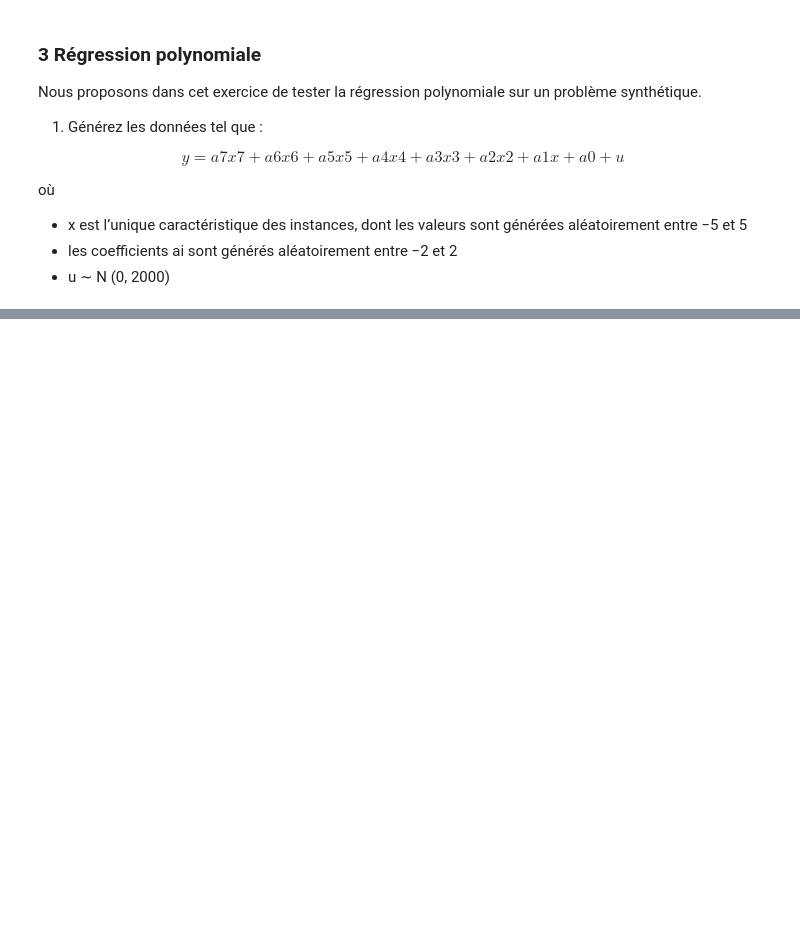
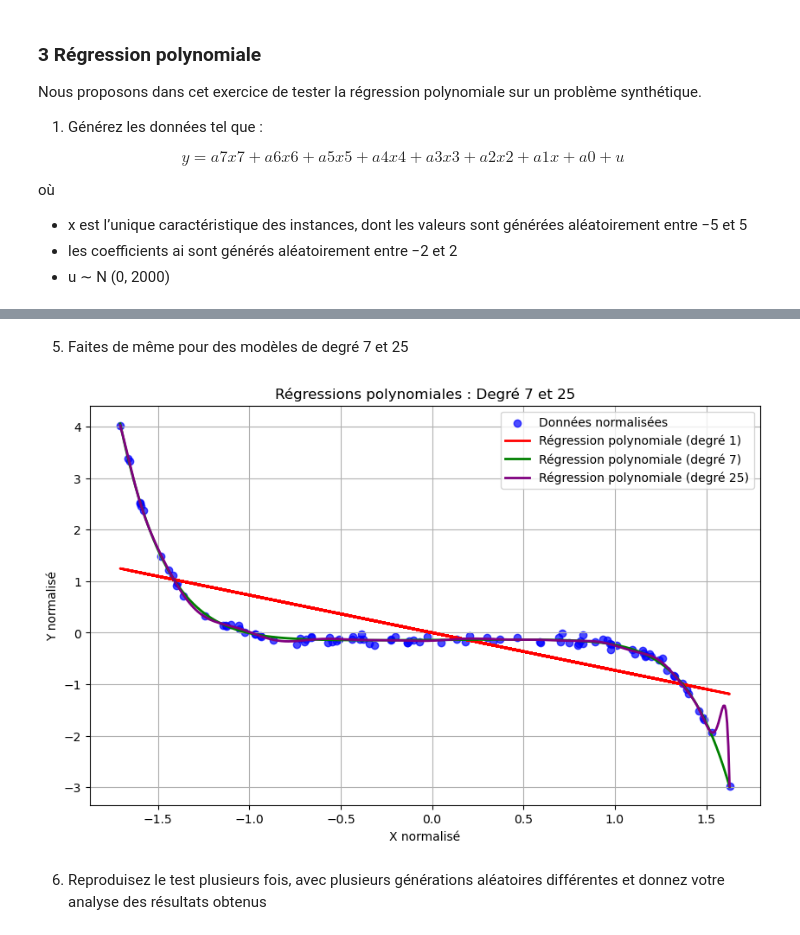
Before and after one commit to RodrigoFernandes-DA/TPs_Univ, a Jupyter notebook: Théorie et algorithmes de l'apprentissage automatique/TP2.ipynb, the cells around one changed output, grey strips where cells are left out. Saved outputs shown, nothing was run; the diff lists cells and outputs as text; code cells hidden in the pictures; blank space fills up the shorter version.

```diff
--- a/Théorie et algorithmes de l'apprentissage automatique/TP2.ipynb
+++ b/Théorie et algorithmes de l'apprentissage automatique/TP2.ipynb
@@ -180,0 +239,30 @@ où
+# %% [markdown]
+5. Faites de même pour des modèles de degré 7 et 25
+# %%
+# Régression polynomiale de degré 7
+Y_hat_7, h_7 = CalculParam(X_norm, Y_norm, 7)
+
+# Régression polynomiale de degré 25
+Y_hat_25, h_25 = CalculParam(X_norm, Y_norm, 25)
+
+
+# Visualisation des résultats
+plt.figure(figsize=(10, 6))
+plt.scatter(X_norm, Y_norm, label="Données normalisées", color="blue", alpha=0.7)
+
+# Ajout des courbes ajustées
+X_plot = np.linspace(X_norm.min(), X_norm.max(), 500)  # Points pour une courbe lisse
+plt.plot(X_norm, Y_hat, label="Régression polynomiale (degré 1)", color="red", linewidth=2)
+plt.plot(X_plot, h_7(X_plot), label="Régression polynomiale (degré 7)", color="green", linewidth=2)
+plt.plot(X_plot, h_25(X_plot), label="Régression polynomiale (degré 25)", color="purple", linewidth=2)
+
+plt.title("Régressions polynomiales : Degré 7 et 25")
+plt.xlabel("X normalisé")
+plt.ylabel("Y normalisé")
+plt.legend()
+plt.grid(True)
+plt.show()
+# %% [output]
+[figure, added]
+# %% [markdown]
+6. Reproduisez le test plusieurs fois, avec plusieurs générations aléatoires différentes et donnez  votre analyse des résultats obtenus
```
Also changed, not shown: parts of 28 cells of this notebook, 1 other file.
